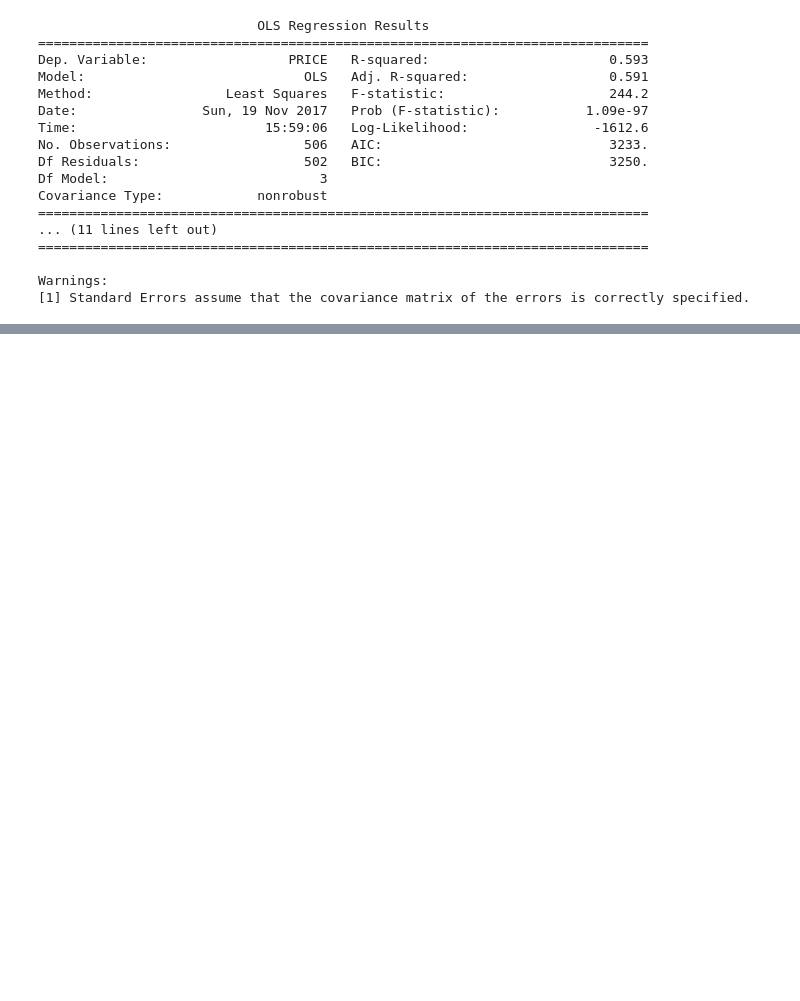
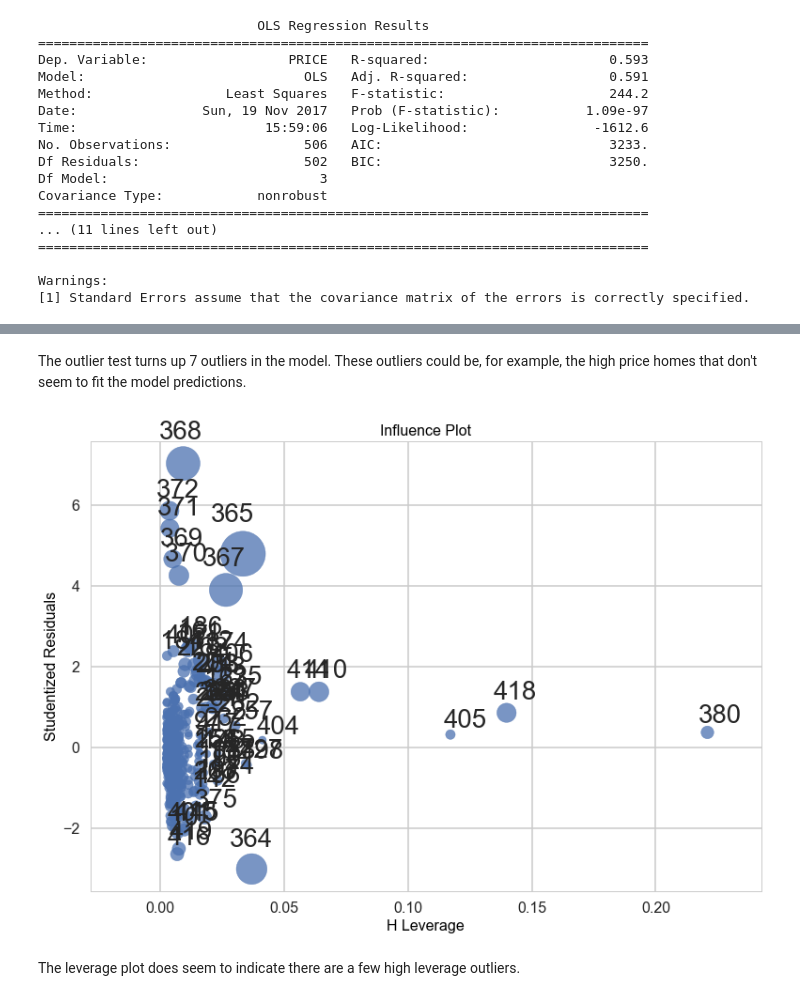
Before and after one commit to bouncebarkrun/Springboard-Data-Science-Career-Track, a Jupyter notebook: MiniProjects/linear_regression/Mini_Project_Linear_Regression.ipynb, the cells around one changed output, grey strips where cells are left out. Cells and saved outputs as stored; diff of their text form; code cells hidden in the pictures; blank space fills up the shorter version.

```diff
--- a/MiniProjects/linear_regression/Mini_Project_Linear_Regression.ipynb
+++ b/MiniProjects/linear_regression/Mini_Project_Linear_Regression.ipynb
@@ -896,0 +933,8 @@ Warnings:
+# %% [markdown]
+The outlier test turns up 7 outliers in the model. These outliers could be, for example, the high price homes that don't seem to fit the model predictions.
+# %%
+fig = sm.graphics.influence_plot(m3)
+# %% [output]
+[figure, added]
+# %% [markdown]
+The leverage plot does seem to indicate there are a few high leverage outliers.
```
Also changed, not shown: parts of 5 cells of this notebook.
